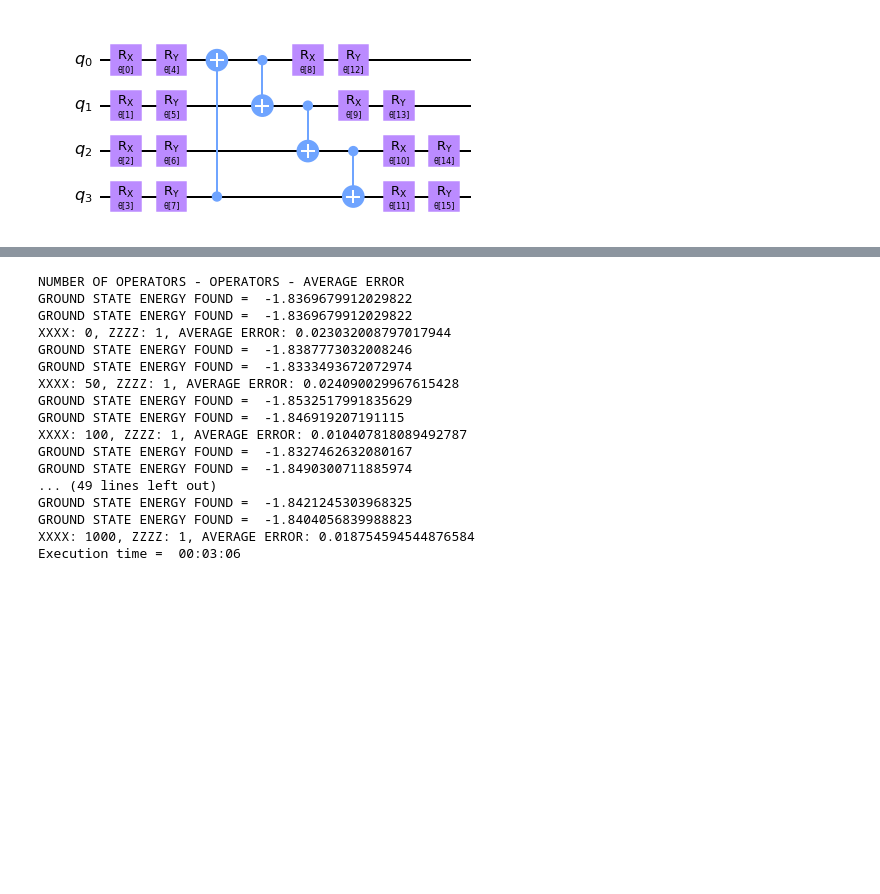
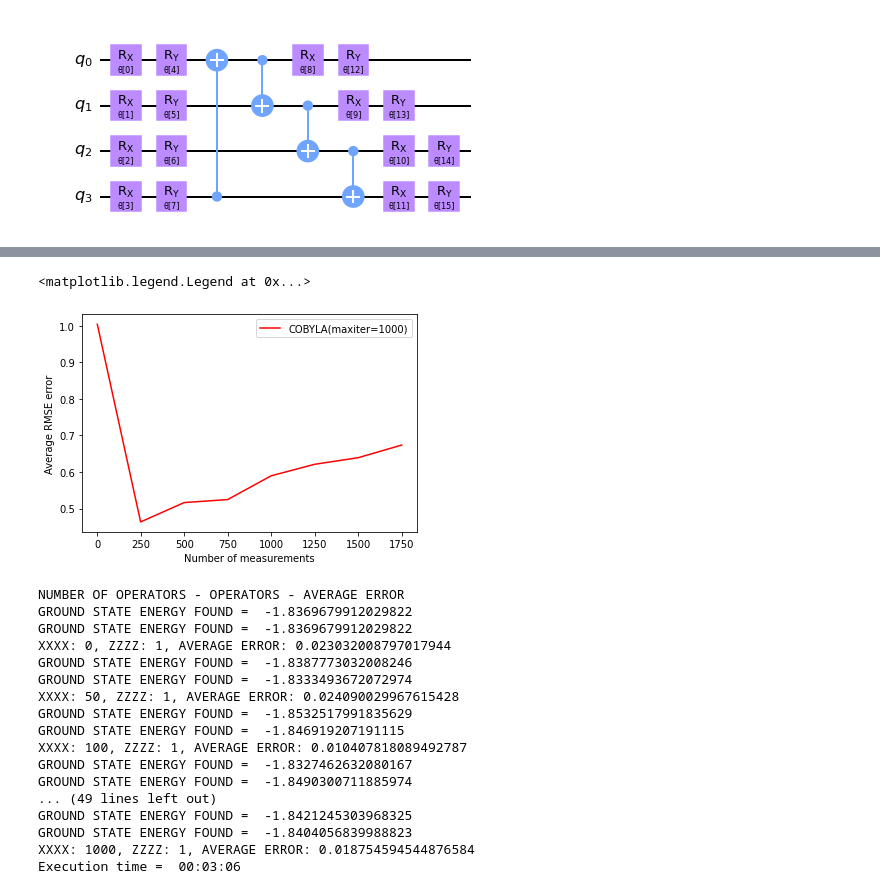
Before and after one commit to renatawong/classical-shadow-vqe, a Jupyter notebook: esp_dcs_vqe_qiskit_optimized.ipynb, the cells around one changed output, grey strips where cells are left out. Drawn from its saved outputs; the diff is of its cells as text; code cells hidden in the pictures; blank space fills up the shorter version.

```diff
--- a/esp_dcs_vqe_qiskit_optimized.ipynb
+++ b/esp_dcs_vqe_qiskit_optimized.ipynb
@@ -420,3 +453,20 @@ Execution time =  00:06:39
+# %%
+'''
+Plotting the errors
+'''
+rmse_errors = [1.0042192195166189, 0.4634566616912316, 0.5163267987643175, 0.5245689680960888,
+              0.5896056014761347, 0.6210810584418713, 0.6391173353955621, 0.6736927398534333]
+
+points = measurement_range
+num_points = len(measurement_range)
+
+plt.plot([i for i in points], [rmse_errors[i] for i in range(num_points)], 'r', label='COBYLA(maxiter=1000)')
+plt.xlabel('Number of measurements')
+plt.ylabel('Average RMSE error')
+plt.legend(loc=1)
+# %% [output]
+<matplotlib.legend.Legend at 0x...>
+[figure, added]
 # %%
 '''
 Manually selecting operators. Testing combinations of 1 ZZZZ and x-1 XXXX for varying x
```
Also changed, not shown: parts of 6 cells of this notebook.
